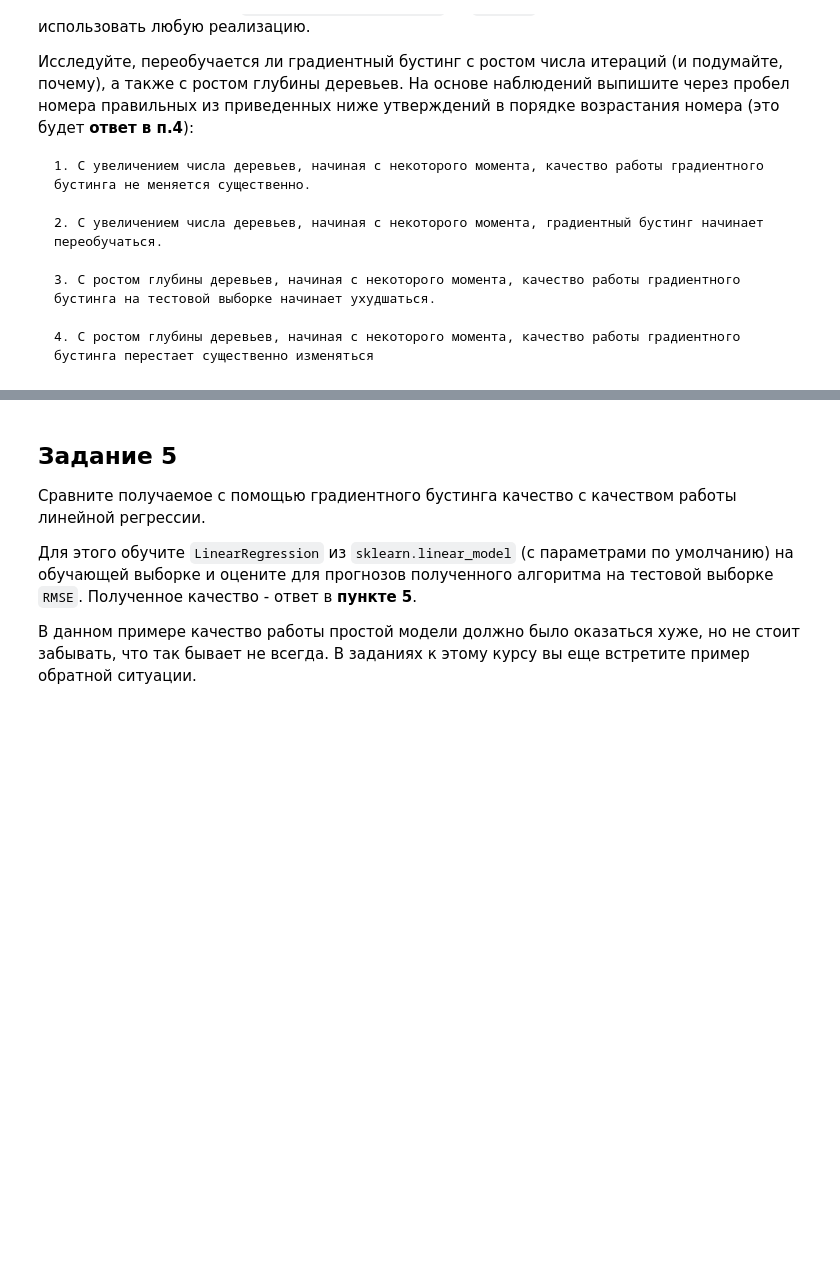
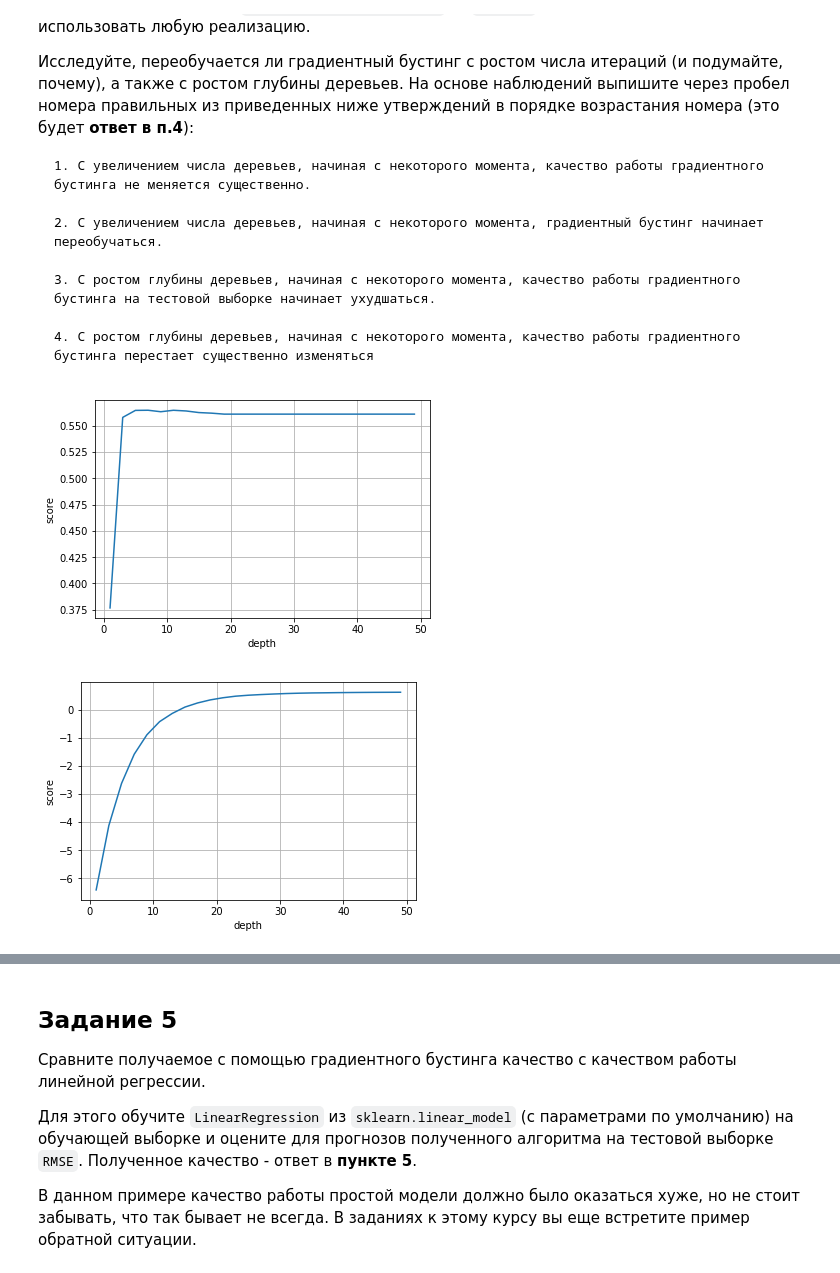
Before and after one commit to zubochenko/supervised-learning, a Jupyter notebook: week4/grad_boosting.ipynb, the cells around one changed output, grey strips where cells are left out. Saved outputs shown, nothing was run; the diff lists cells and outputs as text; code cells hidden in the pictures; blank space fills up the shorter version.

```diff
--- a/week4/grad_boosting.ipynb
+++ b/week4/grad_boosting.ipynb
@@ -126,3 +128,35 @@ np.sqrt(metrics.mean_squared_error(y_test, gbm_predict(X_test)))
     3. С ростом глубины деревьев, начиная с некоторого момента, качество работы градиентного бустинга на тестовой выборке начинает ухудшаться.
 
     4. С ростом глубины деревьев, начиная с некоторого момента, качество работы градиентного бустинга перестает существенно изменяться
+# %%
+%%time
+trees = np.arange(1, 50, 2)
+depths = np.arange(1, 50, 2)
+scores = []
+for d in depths:
+    estimator = xgb.XGBRegressor(objective ='reg:squarederror', learning_rate=0.1,
+                                     max_depth=d, n_estimators = 30, min_child_weight=3)
+    score = cross_val_score(estimator, X, y, cv = 3)
+    scores.append(score)
+scores = np.asmatrix(scores)
+plt.plot(depths, scores.mean(axis = 1))
+plt.grid(True)
+plt.xlabel('depth')
+plt.ylabel('score')
+plt.show()
+
+scores = []
+for tree in trees:
+    estimator = xgb.XGBRegressor(objective ='reg:squarederror', learning_rate=0.1,
+                                 max_depth=5, n_estimators = tree, min_child_weight=3)
+    score = cross_val_score(estimator, X, y, cv = 3)
+    scores.append(score)
+scores = np.asmatrix(scores)
+plt.plot(depths, scores.mean(axis = 1))
+plt.grid(True)
+plt.xlabel('depth')
+plt.ylabel('score')
+plt.show()
+# %% [output]
+[figure, added]
+[figure, added]
```
Also changed, not shown: parts of 3 cells of this notebook.
